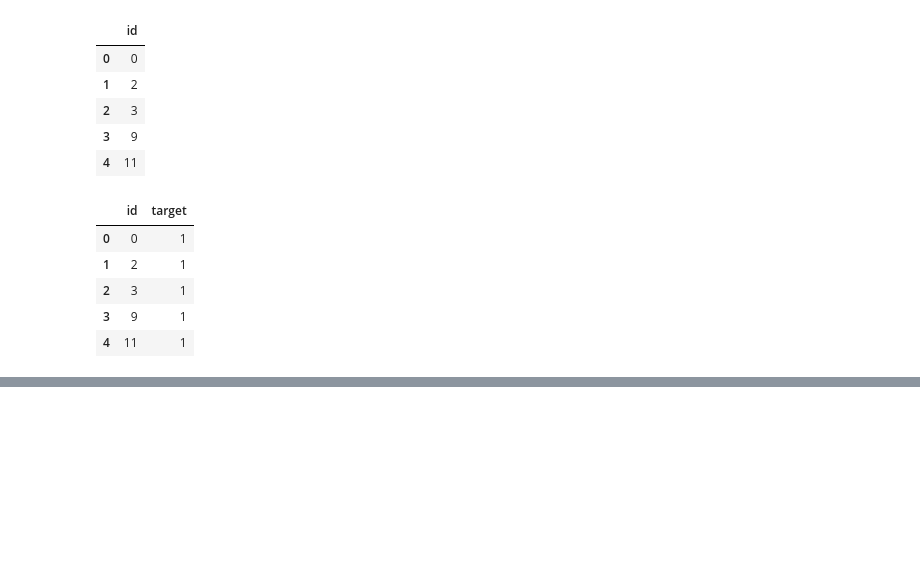
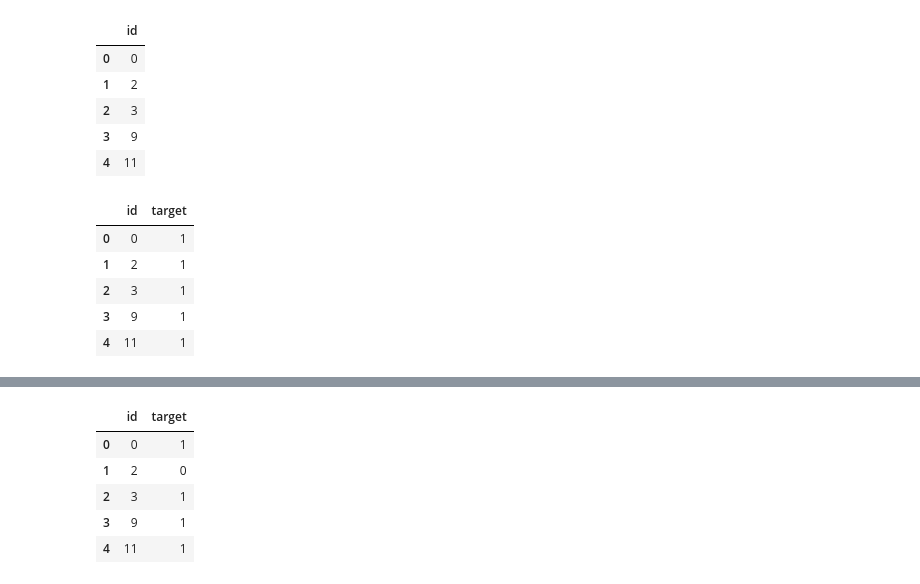
Before and after one commit to Barten74/Kaggle_competitions, a Jupyter notebook: NLP_with_Disaster_Tweets.ipynb, the cells around one changed output, grey strips where cells are left out. Drawn from its saved outputs; the diff is of its cells as text; code cells hidden in the pictures; blank space fills up the shorter version.

Commit message:
Word2Vec average vector model added

```diff
--- a/NLP_with_Disaster_Tweets.ipynb
+++ b/NLP_with_Disaster_Tweets.ipynb
@@ -539,0 +702,2 @@ submission_df.to_csv(r'E:\Python\Datasets\Disaster_Tweets\submission.csv', index
+# %%
+twitter_test = pd.read_csv(r'E:\Python\Datasets\Disaster_Tweets\test.csv')
@@ -539,0 +713,27 @@ submission_df.to_csv(r'E:\Python\Datasets\Disaster_Tweets\submission.csv', index
+# %%
+twitter_test['cleaned_text'] = twitter_test['text'].apply(lambda x: x.lower())
+twitter_test['cleaned_text'] = twitter_test['cleaned_text'].apply(contractions.fix)
+twitter_test['cleaned_text'] = twitter_test['cleaned_text'].apply(remove_URL)
+twitter_test['cleaned_text'] = twitter_test['cleaned_text'].apply(remove_html_tag)
+twitter_test['cleaned_text'] = twitter_test['cleaned_text'].apply(removal_non_ascii)
+twitter_test['cleaned_text'] = twitter_test['cleaned_text'].apply(remove_punc)
+twitter_test['tokenized'] = twitter_test['cleaned_text'].apply(word_tokenize)
+twitter_test['stopwords_removed'] = twitter_test['tokenized'].apply(lambda x: [word for word in x if word not in stop])
+twitter_test['lemmatize_word'] = twitter_test['stopwords_removed'].apply(lambda x: [lemmatizer.lemmatize(word) for word in x])
+twitter_test['word2vec_average'] = twitter_test['lemmatize_word'].apply(lambda x: get_average_vec(x, word2vec_model, generate_missing=True))
+# %%
+ridge_clf = linear_model.RidgeClassifier(alpha = 45)
+ridge_clf.fit(twitter_df['word2vec_averaged_vector'].tolist(), twitter_df['target'])
+prediction = ridge_clf.predict(twitter_test['word2vec_average'].tolist())
+# %%
+submission_df = twitter_test[['id']].copy()
+submission_df['target'] = prediction
+# %%
+submission_df.head()
+# %% [output]
+|  | id | target |
+| 0 | 0 | 1 |
+| 1 | 2 | 0 |
+| 2 | 3 | 1 |
+| 3 | 9 | 1 |
+| 4 | 11 | 1 |
```
Also changed, not shown: parts of 25 cells of this notebook.
